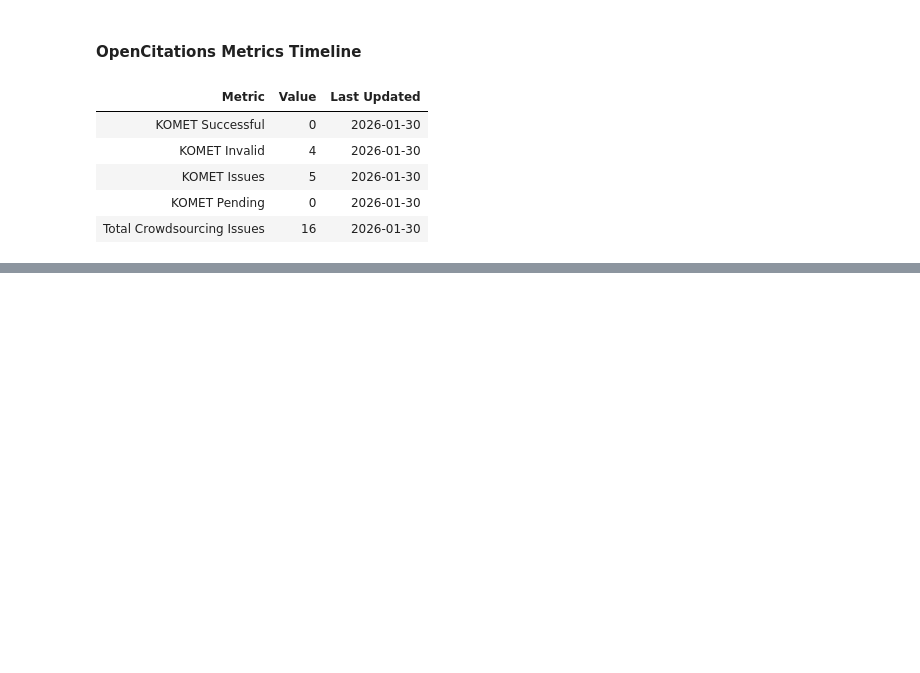
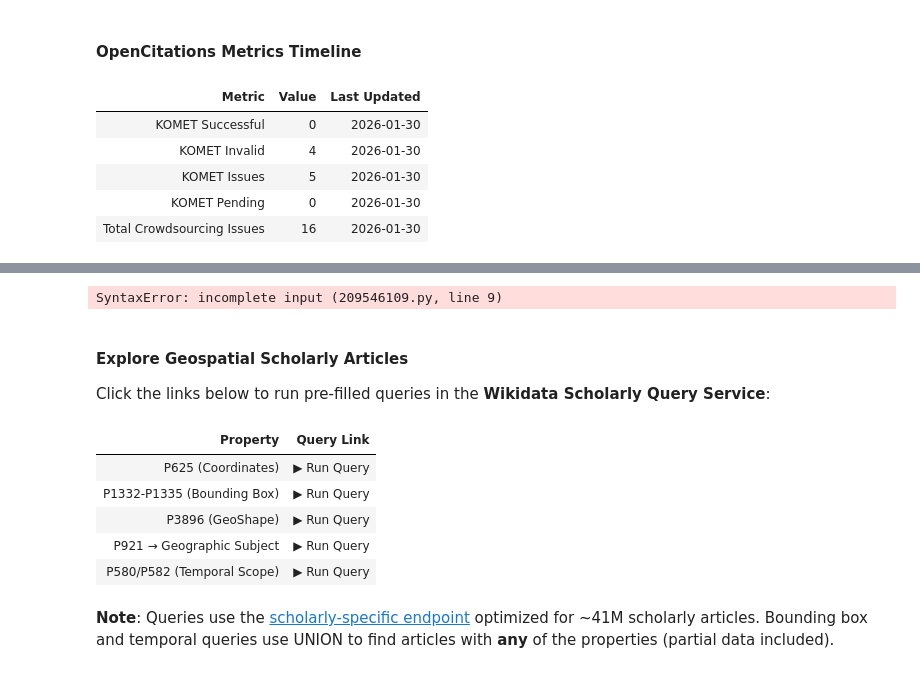
Before and after one commit to GeoinformationSystems/komet-report, a Jupyter notebook: komet_evaluation.ipynb, the cells around one changed output, grey strips where cells are left out. Saved outputs shown, nothing was run; the diff lists cells and outputs as text; code cells hidden in the pictures; blank space fills up the shorter version.

```diff
--- a/komet_evaluation.ipynb
+++ b/komet_evaluation.ipynb
@@ -740,0 +776,72 @@ if opencitations_metrics:
+# %%
+# Display geospatial metadata statistics
+p625_count = geo_stats["direct_coordinates_p625"] if geo_stats["direct_coordinates_p625"] is not None else "Query failed"
+bbox_count = geo_stats["bounding_box_p1332_p1335"] if geo_stats["bounding_box_p1332_p1335"] is not None else "Query failed"
+geoshape_count = geo_stats["geoshape_p3896"] if geo_stats["geoshape_p3896"] is not None else "Query failed"
+geo_subj_count = geo_stats["geographic_main_subject"] if geo_stats["geographic_main_subject"] is not None else "Query failed"
+start_count = geo_stats["temporal_start_p580"] if geo_stats["temporal_start_p580"] is not None else "Query failed"
+end_count = geo_stats["temporal_end_p582"] if geo_stats["temporal_end_p582"] is not None else "Query failed"
+
+display(Markdown(f'''
+### 5.2 Current Statistics
+
+#### Geospatial Properties on Scholarly Articles
+
+| Property | ID | Description | Count |
+|----------|-----|-------------|------:|
+| **Coordinate location** | [P625](https://www.wikidata.org/wiki/Property:P625) | Direct lat/lon coordinates | **{p625_count}** |
+| **Bounding box (any)** | [P1332](https://www.wikidata.org/wiki/Property:P1332)-[P1335](https://www.wikidata.org/wiki/Property:P1335) | Articles with any N/S/E/W extent property | **{bbox_count}** |
+| **GeoShape** | [P3896](https://www.wikidata.org/wiki/Property:P3896) | GeoJSON polygon/line data (Commons) | **{geoshape_count}** |
+| **Geographic main subject** | [P921](https://www.wikidata.org/wiki/Property:P921) → geo item | Subject links to item with P625 | **{geo_subj_count}** |
+
+#### Temporal Properties on Scholarly Articles
+
+| Property | ID | Description | Count |
+|----------|-----|-------------|------:|
+| **Start time** | [P580](https://www.wikidata.org/wiki/Property:P580) | Research period start | **{start_count}** |
+| **End time** | [P582](https://www.wikidata.org/wiki/Property:P582) | Research period end | **{end_count}** |
+'''))
+# %% [output]
+SyntaxError: incomplete input (209546109.py, line 9)
+# %%
+# Display links to Wikidata Query Service with pre-filled queries
+# Uses scholarly-specific endpoint and efficient UNION queries
+
+query_links = {
+    "P625 (Coordinates)": "https://query-scholarly.wikidata.org/#%23%20Scholarly%20articles%20with%20coordinate%20location%20%28P625%29%0ASELECT%20%3Farticle%20%3FarticleLabel%20%3Fcoord%20%3FjournalLabel%20WHERE%20%7B%0A%20%20%3Farticle%20wdt%3AP31%20wd%3AQ13442814%20.%0A%20%20%3Farticle%20wdt%3AP625%20%3Fcoord%20.%0A%20%20OPTIONAL%20%7B%20%3Farticle%20wdt%3AP1433%20%3Fjournal%20.%20%7D%0A%20%20SERVICE%20wikibase%3Alabel%20%7B%20bd%3AserviceParam%20wikibase%3Alanguage%20%22en%22%20.%20%7D%0A%7D%0ALIMIT%20100",
+    "P1332-P1335 (Bounding Box)": "https://query-scholarly.wikidata.org/#%23%20Scholarly%20articles%20with%20ANY%20bounding%20box%20property%20%28P1332-P1335%29%0ASELECT%20DISTINCT%20%3Farticle%20%3FarticleLabel%20WHERE%20%7B%0A%20%20%3Farticle%20wdt%3AP31%20wd%3AQ13442814%20.%0A%20%20%7B%20%3Farticle%20wdt%3AP1332%20%5B%5D%20.%20%7D%0A%20%20UNION%20%7B%20%3Farticle%20wdt%3AP1333%20%5B%5D%20.%20%7D%0A%20%20UNION%20%7B%20%3Farticle%20wdt%3AP1334%20%5B%5D%20.%20%7D%0A%20%20UNION%20%7B%20%3Farticle%20wdt%3AP1335%20%5B%5D%20.%20%7D%0A%20%20SERVICE%20wikibase%3Alabel%20%7B%20bd%3AserviceParam%20wikibase%3Alanguage%20%22en%22%20.%20%7D%0A%7D%0ALIMIT%20100",
+    "P3896 (GeoShape)": "https://query-scholarly.wikidata.org/#%23%20Scholarly%20articles%20with%20geoshape%20%28P3896%29%0ASELECT%20%3Farticle%20%3FarticleLabel%20%3Fgeoshape%20WHERE%20%7B%0A%20%20%3Farticle%20wdt%3AP31%20wd%3AQ13442814%20.%0A%20%20%3Farticle%20wdt%3AP3896%20%3Fgeoshape%20.%0A%20%20SERVICE%20wikibase%3Alabel%20%7B%20bd%3AserviceParam%20wikibase%3Alanguage%20%22en%22%20.%20%7D%0A%7D%0ALIMIT%20100",
+    "P921 → Geographic Subject": "https://query-scholarly.wikidata.org/#%23%20Scholarly%20articles%20with%20geographic%20main%20subject%0ASELECT%20%3Farticle%20%3FarticleLabel%20%3Fsubject%20%3FsubjectLabel%20WHERE%20%7B%0A%20%20%3Farticle%20wdt%3AP31%20wd%3AQ13442814%20.%0A%20%20%3Farticle%20wdt%3AP921%20%3Fsubject%20.%0A%20%20%3Fsubject%20wdt%3AP625%20%3Fcoord%20.%0A%20%20SERVICE%20wikibase%3Alabel%20%7B%20bd%3AserviceParam%20wikibase%3Alanguage%20%22en%22%20.%20%7D%0A%7D%0ALIMIT%20100",
+    "P580/P582 (Temporal Scope)": "https://query-scholarly.wikidata.org/#%23%20Scholarly%20articles%20with%20temporal%20scope%20%28P580%20or%20P582%29%0ASELECT%20DISTINCT%20%3Farticle%20%3FarticleLabel%20WHERE%20%7B%0A%20%20%3Farticle%20wdt%3AP31%20wd%3AQ13442814%20.%0A%20%20%7B%20%3Farticle%20wdt%3AP580%20%5B%5D%20.%20%7D%0A%20%20UNION%20%7B%20%3Farticle%20wdt%3AP582%20%5B%5D%20.%20%7D%0A%20%20SERVICE%20wikibase%3Alabel%20%7B%20bd%3AserviceParam%20wikibase%3Alanguage%20%22en%22%20.%20%7D%0A%7D%0ALIMIT%20100"
+}
+
+display(Markdown("""
+#### Explore Geospatial Scholarly Articles
+
+Click the links below to run pre-filled queries in the **Wikidata Scholarly Query Service**:
+"""))
+
+links_df = pd.DataFrame([
+    {"Property": prop, "Query Link": f'<a href="{url}" target="_blank">Run Query</a>'}
+    for prop, url in query_links.items()
+])
+show_table(links_df)
+
+display(Markdown("""
+> **Note**: Queries use the [scholarly-specific endpoint](https://query-scholarly.wikidata.org/) optimized for ~41M scholarly articles.
+> Bounding box and temporal queries use UNION to find articles with **any** of the properties.
+"""))
+# %% [output]
+
+#### Explore Geospatial Scholarly Articles
+
+Click the links below to run pre-filled queries in the **Wikidata Scholarly Query Service**:
+| Property | Query Link |
+| P625 (Coordinates) | ▶ Run Query |
+| P1332-P1335 (Bounding Box) | ▶ Run Query |
+| P3896 (GeoShape) | ▶ Run Query |
+| P921 → Geographic Subject | ▶ Run Query |
+| P580/P582 (Temporal Scope) | ▶ Run Query |
+
+**Note**: Queries use the [scholarly-specific endpoint](https://query-scholarly.wikidata.org/) optimized for ~41M scholarly articles.
+Bounding box and temporal queries use UNION to find articles with **any** of the properties (partial data included).
```
Also changed, not shown: parts of 18 cells of this notebook, 6 other files.
